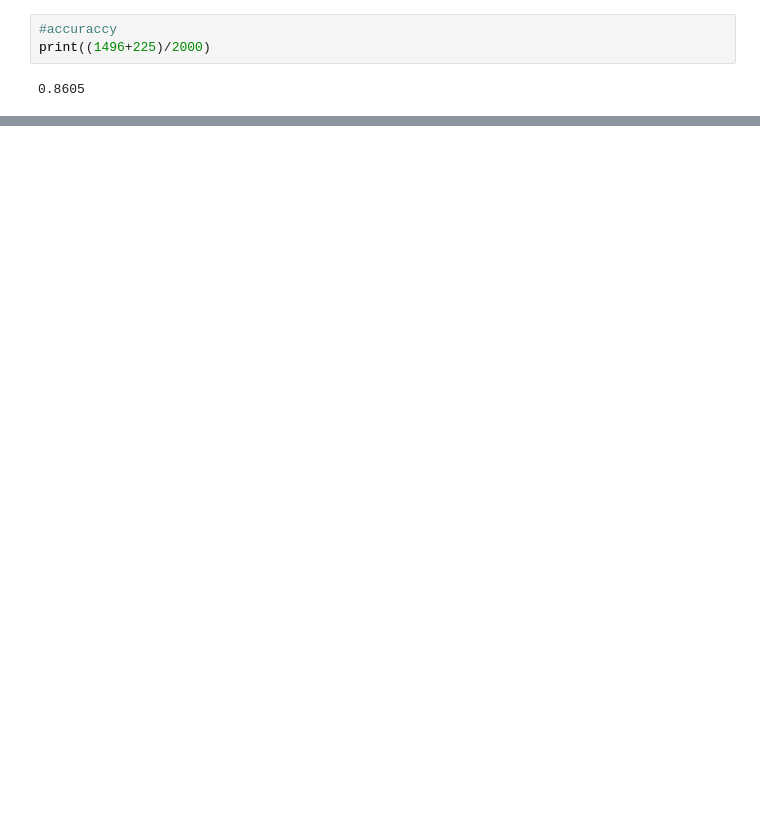
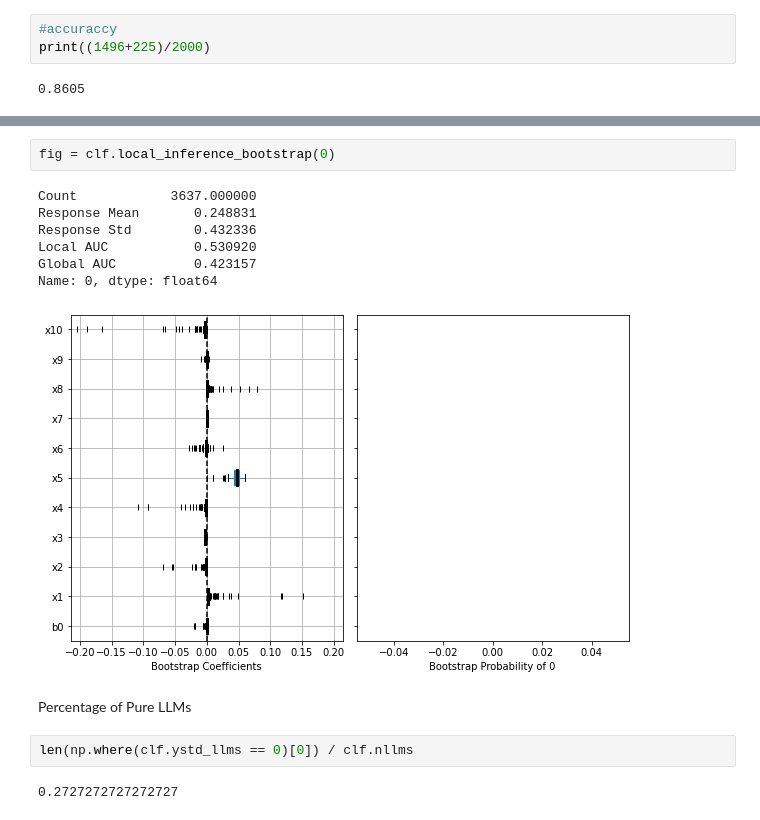
Before and after one commit to GangaSuresh/ANN_First, a Jupyter notebook: Copy_of_DLCrash_May.ipynb, the cells around one changed output, grey strips where cells are left out. Saved outputs shown, nothing was run; the diff lists cells and outputs as text; blank space fills up the shorter version.

```diff
--- a/Copy_of_DLCrash_May.ipynb
+++ b/Copy_of_DLCrash_May.ipynb
@@ -163,0 +338,16 @@ print((1496+225)/2000)
+# %%
+fig = clf.local_inference_bootstrap(0)
+# %% [output]
+Count            3637.000000
+Response Mean       0.248831
+Response Std        0.432336
+Local AUC           0.530920
+Global AUC          0.423157
+Name: 0, dtype: float64
+[figure, added]
+# %% [markdown]
+Percentage of Pure LLMs
+# %%
+len(np.where(clf.ystd_llms == 0)[0]) / clf.nllms
+# %% [output]
+0.2727272727272727
```
Also changed, not shown: parts of 22 cells of this notebook.
